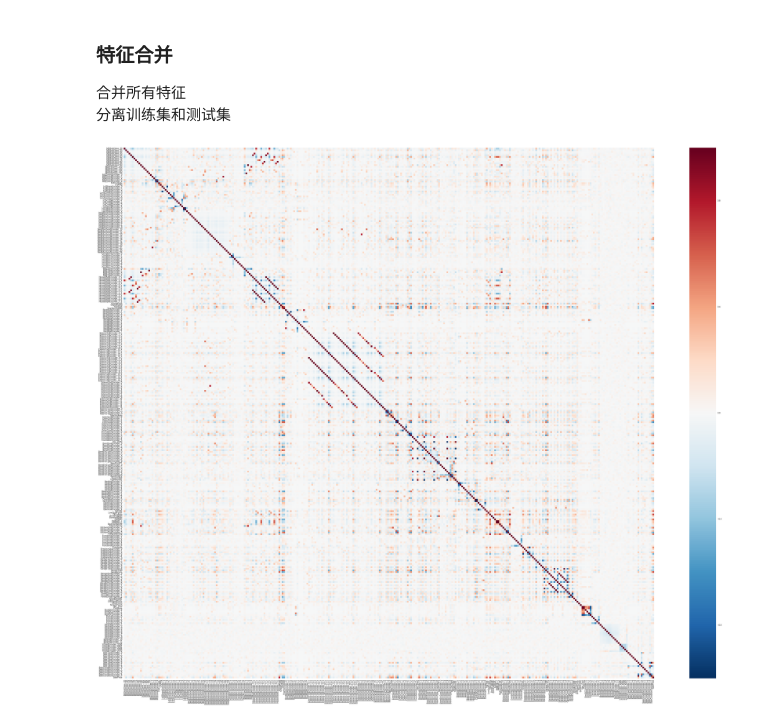
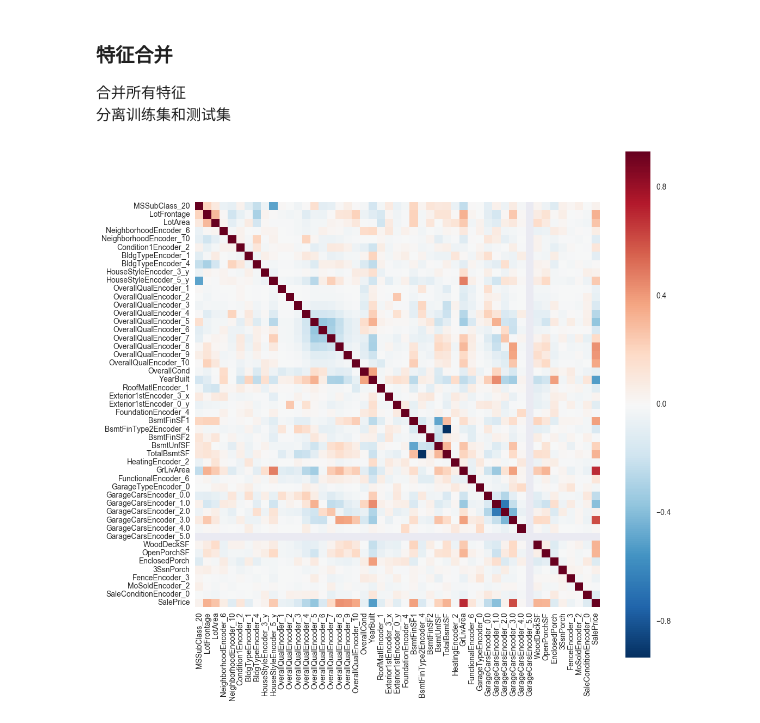
Before and after one commit to AstaTus/House_Prices_Advanced_Regression_Techniques, a Jupyter notebook: process/EngineeringFeatures3.ipynb, the cells around one changed output. Drawn from its saved outputs; the diff is of its cells as text; code cells hidden in the pictures.

```diff
--- a/process/EngineeringFeatures3.ipynb
+++ b/process/EngineeringFeatures3.ipynb
@@ -1500,7 +1568,9 @@ process_df = pd.merge(process_df, house_style_encoder_df, left_index=True, right
 
 process_df = pd.merge(process_df, house_style_encoder_df, left_index=True, right_index=True)
 
-process_df = pd.merge(process_df, overall_qual_df, left_index=True, right_index=True)
+#process_df = pd.merge(process_df, overall_qual_df, left_index=True, right_index=True)
+process_df = pd.merge(process_df, overall_qual_encoder, left_index=True, right_index=True)
+
 process_df = pd.merge(process_df, overall_cond_df, left_index=True, right_index=True)
 
 process_df = pd.merge(process_df, year_built_df, left_index=True, right_index=True)
@@ -1585,7 +1655,10 @@ process_df = pd.merge(process_df, garage_type_encoder, left_index=True, right_in
 
 process_df = pd.merge(process_df, pd.DataFrame(combine_df['GarageYrBlt']), left_index=True, right_index=True)
 
-process_df = pd.merge(process_df, garage_cars_df, left_index=True, right_index=True)
+#process_df = pd.merge(process_df, garage_cars_df, left_index=True, right_index=True)
+process_df = pd.merge(process_df, garage_cars_encoder, left_index=True, right_index=True)
+
+process_df = pd.merge(process_df, garage_area_df, left_index=True, right_index=True)
 
 process_df = pd.merge(process_df, garage_qual_encoder, left_index=True, right_index=True)
 
@@ -1618,5 +1691,5 @@ process_df = pd.merge(process_df, yr_sold_encoder, left_index=True, right_index=
 process_df = pd.merge(process_df, sale_type_encoder, left_index=True, right_index=True)
 
 process_df = pd.merge(process_df, sale_condition_encoder, left_index=True, right_index=True)
-# %%
-process_df['SalePrice'] = combine_df['SalePrice']
+# %%
+X_final_df = process_df
@@ -1623,11 +1803,16 @@ process_df['SalePrice'] = combine_df['SalePrice']
+# %%
+corr_df = X_short1_df[1:1460]
+
+corr_df = pd.merge(corr_df, pd.DataFrame(train_df['SalePrice']), left_index=True, right_index=True)
 # %%
 # 相关性检测
 # correlation matrix
-corrmat = process_df.corr()
-f, ax = plt.subplots(figsize=(60, 45))
+corrmat = corr_df.corr()
+f, ax = plt.subplots(figsize=(12, 12))
+#sns.set(font_scale=1.25)
 sns.heatmap(corrmat, vmax=.8, square=True)
 plt.show()
 # %% [output]
-[figure, old version]
+[figure, new version]
 # %%
 #saleprice correlation matrix
```
Also changed, not shown: parts of 23 cells of this notebook, 3 other files.
